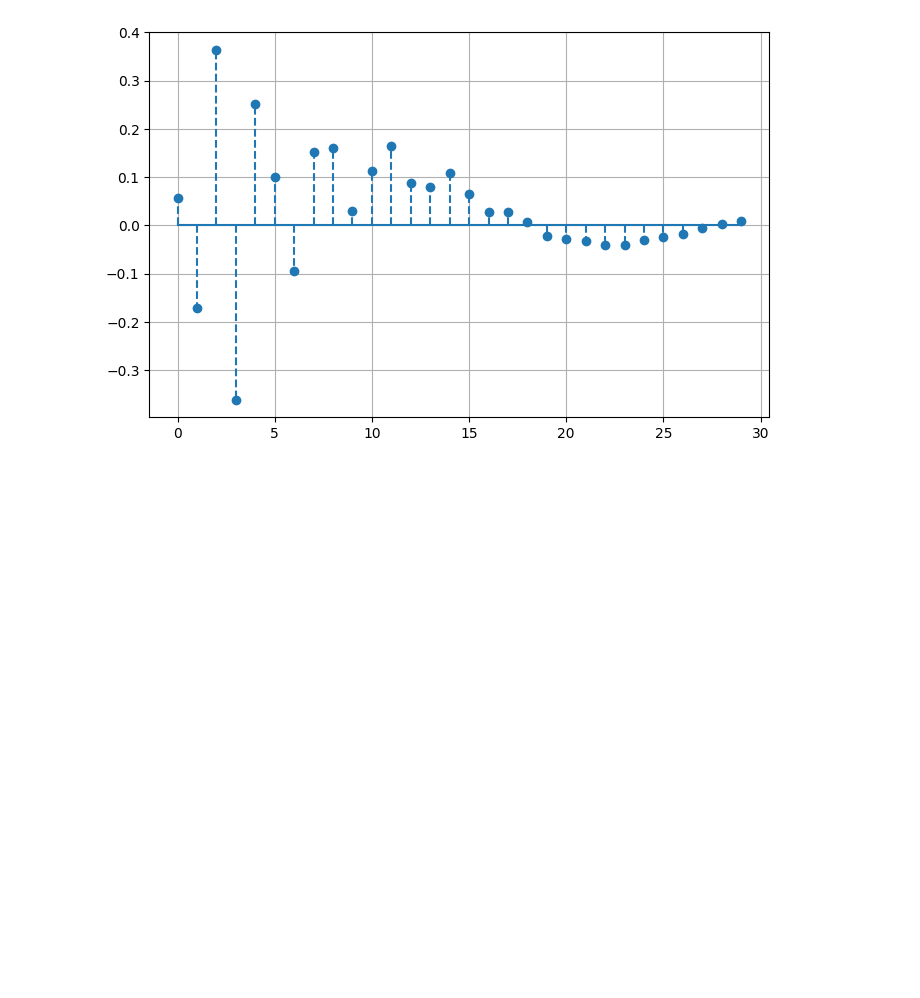
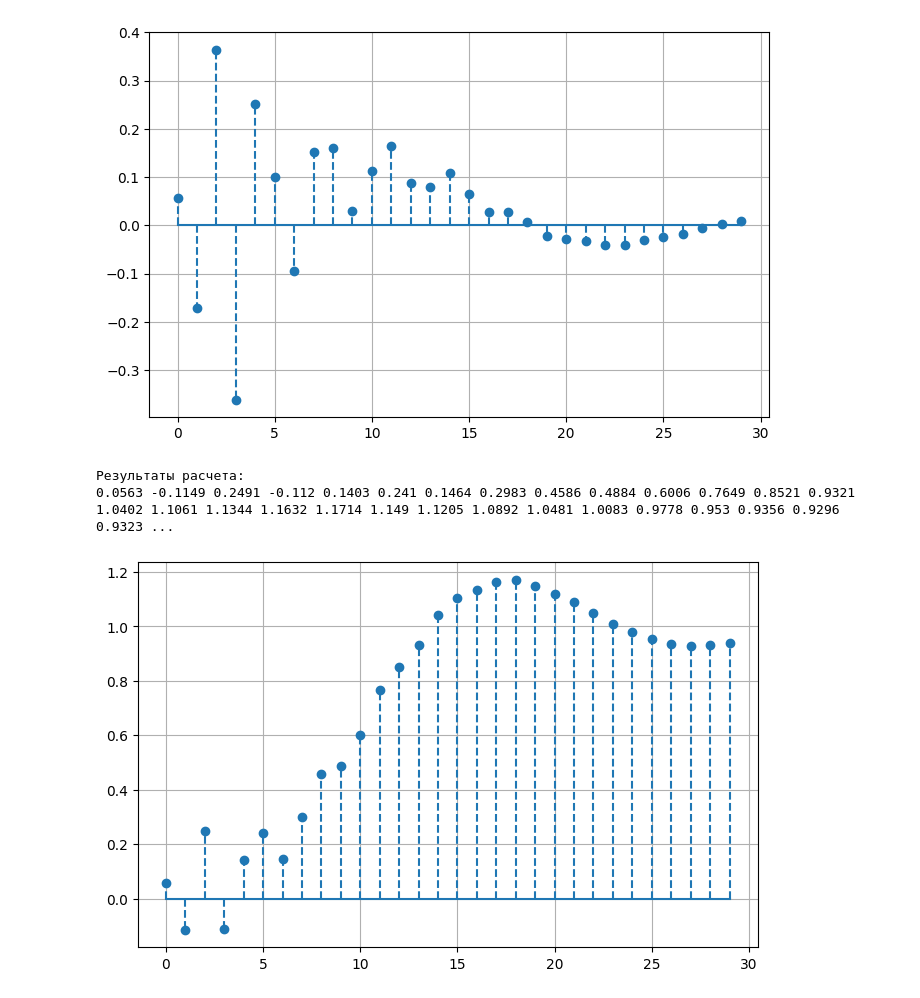
Before and after one commit to sethlearning/DigitalSignalProcessing-II, a Jupyter notebook: Filters/Sinthesyzing/Digital/FilterSynthesizingDigital-1-Butterworth.ipynb, the cells around one changed output. Saved outputs shown, nothing was run; the diff lists cells and outputs as text; code cells hidden in the pictures; blank space fills up the shorter version.

```diff
--- a/Filters/Sinthesyzing/Digital/FilterSynthesizingDigital-1-Butterworth.ipynb
+++ b/Filters/Sinthesyzing/Digital/FilterSynthesizingDigital-1-Butterworth.ipynb
@@ -443,3 +519,27 @@ plt.show()
 Результаты расчета:
 0.0563 -0.1712 0.3639 -0.361 0.2523 0.1007 -0.0946 0.1519 0.1604 0.0297 0.1123 0.1643 0.0872 0.08 0.1081 0.0659 0.0284 0.0288 0.0082 -0.0224 -0.0285 -0.0313 -0.0411 -0.0398 -0.0305 -0.0248 -0.0174 -0. ...
 [figure]
+# %%
+# Переходная характеристика фильтра
+# Возвращаемые значения:
+# t - отсчеты времени, для которых рассчитываются значения
+# y - массив результирующих значений
+# Параметры:
+# b - коэффициенты прямых связей
+# a - коэффициенты обратных связей
+# 1 - шаг временных отсчетов
+# n = количество рассчитываемых отсчетов
+t, y = sp.dstep(system=(b,a,1), n=30)
+
+print('Результаты расчета: ')
+print(*list(np.round(a=y[0][:,0], decimals=4)))
+
+fg, ax = plt.subplots(figsize=(8, 5))
+ax.stem(t,*y, linefmt='C0--', basefmt='C0-')
+# # ax.set(xticks=range(len(x)), yticks=range(0, 40, 5))
+ax.grid()
+plt.show()
+# %% [output]
+Результаты расчета:
+0.0563 -0.1149 0.2491 -0.112 0.1403 0.241 0.1464 0.2983 0.4586 0.4884 0.6006 0.7649 0.8521 0.9321 1.0402 1.1061 1.1344 1.1632 1.1714 1.149 1.1205 1.0892 1.0481 1.0083 0.9778 0.953 0.9356 0.9296 0.9323 ...
+[figure, added]
```
Also changed, not shown: parts of 11 cells of this notebook, 9 other files.
